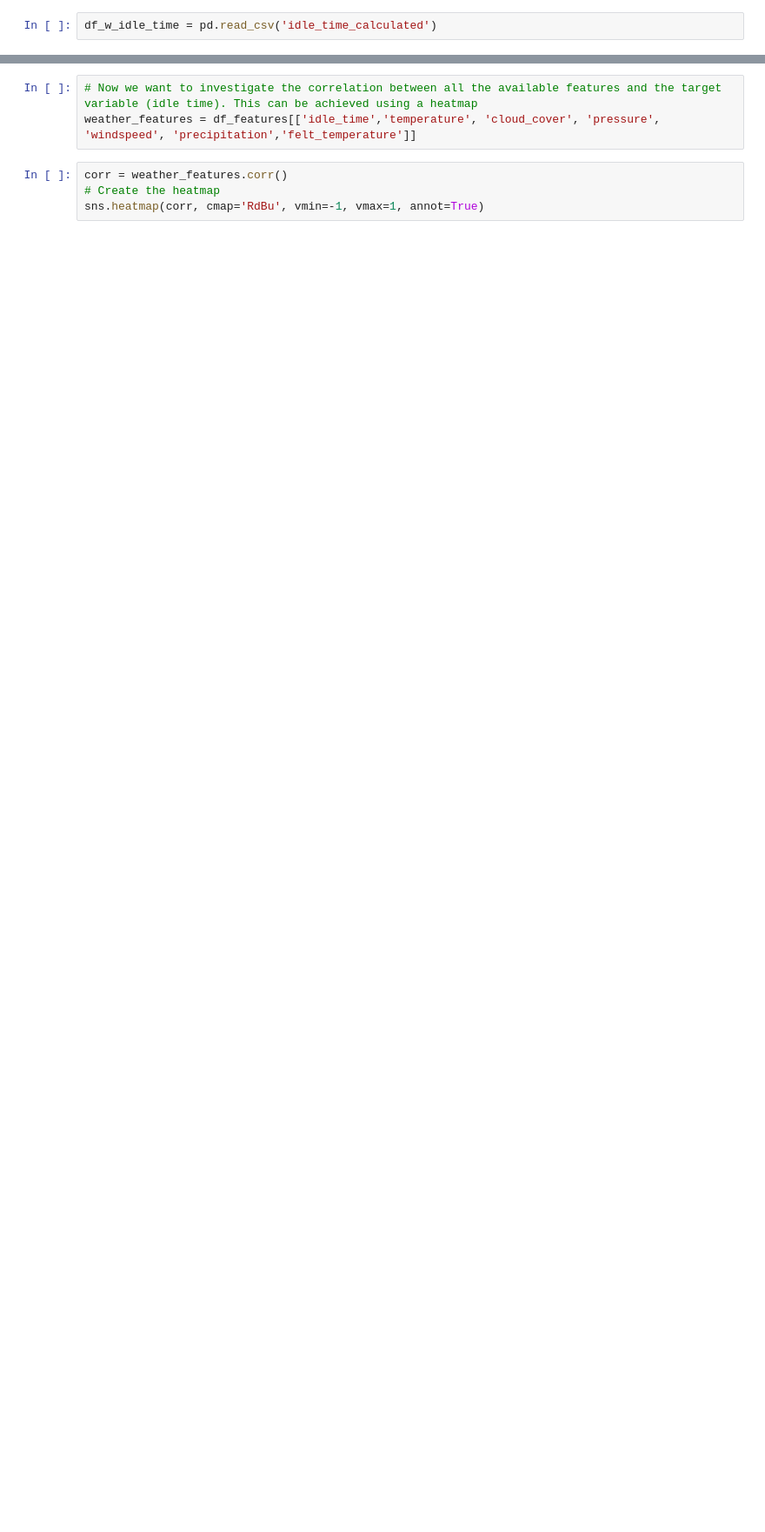
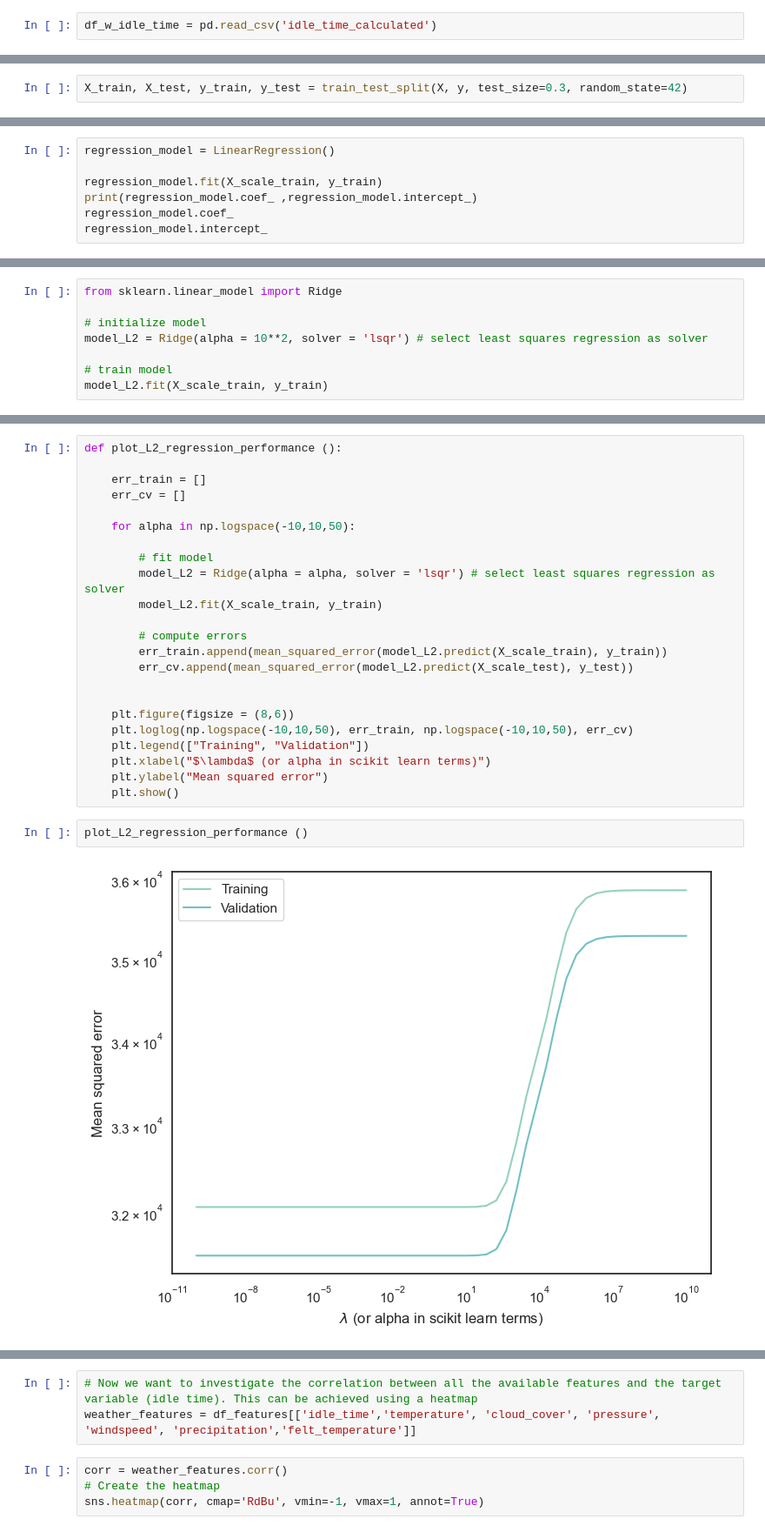
Before and after one commit to Ppkhanh/The-Learning-Machines, a Jupyter notebook: FeaturesEngineering.ipynb, the cells around one changed output, grey strips where cells are left out. Shown at 87% size. Cells and saved outputs as stored; diff of their text form; blank space fills up the shorter version.

```diff
--- a/FeaturesEngineering.ipynb
+++ b/FeaturesEngineering.ipynb
@@ -230,0 +289,2 @@ df_w_idle_time.to_csv('bike_count included')
+# %%
+X_train, X_test, y_train, y_test = train_test_split(X, y, test_size=0.3, random_state=42)
@@ -230,0 +305,7 @@ df_w_idle_time.to_csv('bike_count included')
+# %%
+regression_model = LinearRegression()
+
+regression_model.fit(X_scale_train, y_train)
+print(regression_model.coef_ ,regression_model.intercept_)
+regression_model.coef_
+regression_model.intercept_
@@ -230,0 +317,8 @@ df_w_idle_time.to_csv('bike_count included')
+# %%
+from sklearn.linear_model import Ridge
+
+# initialize model
+model_L2 = Ridge(alpha = 10**2, solver = 'lsqr') # select least squares regression as solver
+
+# train model
+model_L2.fit(X_scale_train, y_train)
@@ -230,0 +327,27 @@ df_w_idle_time.to_csv('bike_count included')
+# %%
+def plot_L2_regression_performance ():
+
+    err_train = []
+    err_cv = []
+
+    for alpha in np.logspace(-10,10,50):
+
+        # fit model
+        model_L2 = Ridge(alpha = alpha, solver = 'lsqr') # select least squares regression as solver
+        model_L2.fit(X_scale_train, y_train)
+
+        # compute errors
+        err_train.append(mean_squared_error(model_L2.predict(X_scale_train), y_train))
+        err_cv.append(mean_squared_error(model_L2.predict(X_scale_test), y_test))
+
+
+    plt.figure(figsize = (8,6))
+    plt.loglog(np.logspace(-10,10,50), err_train, np.logspace(-10,10,50), err_cv)
+    plt.legend(["Training", "Validation"])
+    plt.xlabel("$\lambda$ (or alpha in scikit learn terms)")
+    plt.ylabel("Mean squared error")
+    plt.show()
+# %%
+plot_L2_regression_performance ()
+# %% [output]
+[figure, added]
```
Also changed, not shown: parts of 42 cells of this notebook, 2 other files.
